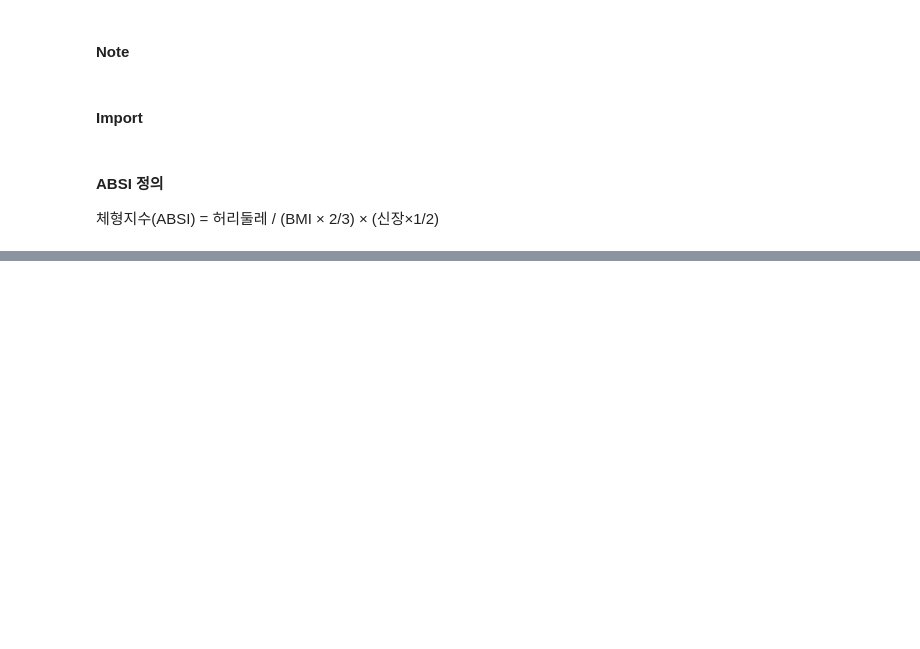
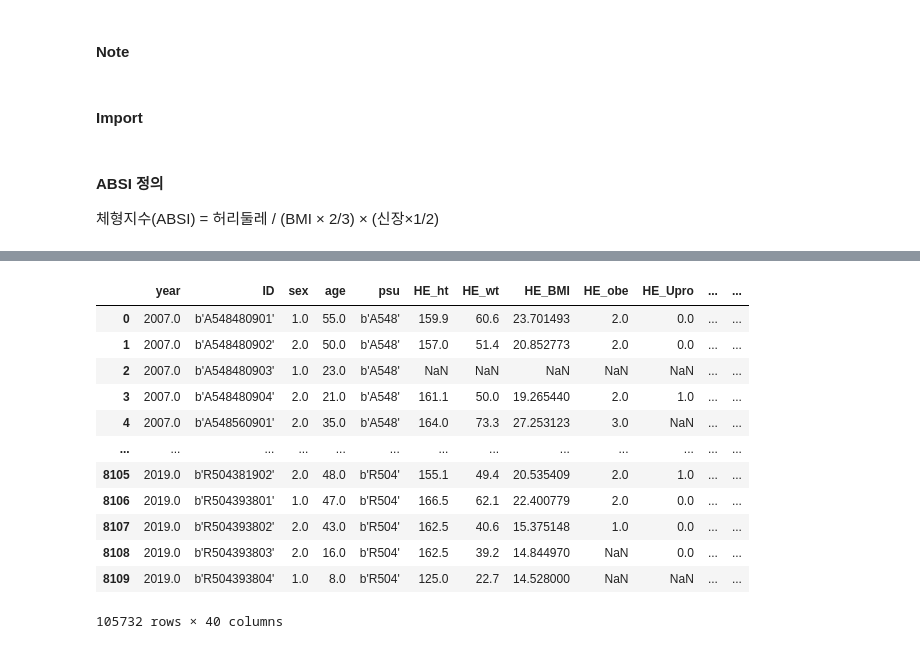
Before and after one commit to ZIO-KIM/SNUlab, a Jupyter notebook: 국민건강영양조사_ABSI.ipynb, the cells around one changed output, grey strips where cells are left out. Cells and saved outputs as stored; diff of their text form; code cells hidden in the pictures; blank space fills up the shorter version.

```diff
--- a/국민건강영양조사_ABSI.ipynb
+++ b/국민건강영양조사_ABSI.ipynb
@@ -86,0 +180,35 @@ Name: age, dtype: float64
+# %%
+# 'HE_tb', 'F_BEEF', 'HE_dbp_tr', 'L_LN1', 'L_DN1', 'DI4_lt', 'F_CHICK', 'F_PORK', 'HE_sbp_tr', 'L_BR1', 'DI3_lt', 'HE_HP_tr' 삭제 (없음)
+# 'pa_mid', 'BE3_21', 'pa_high', 'BE3_22', 'pa_walk' 삭제 (7기에 없음)
+# 'HE_DM' 삭제 (19년도에 없음)
+basic6_p = basic6[['year', 'ID', 'sex', 'age', 'psu', 'HE_ht', 'HE_wt', 'HE_BMI', 'HE_obe', 'HE_Upro',
+                      'HE_HbA1c', 'HE_glu', 'HE_chol', 'HE_ast', 'HE_alt',
+                      'HE_wc', 'HE_HDL_st2', 'HE_LDL_drct', 'HE_crea', 'D_1_1',
+                      'N_NA', 'BS3_1', 'BS3_2', 'BD1_11', 'BD2_1',
+                      'BP1', 'DI3_dg', 'DI4_dg', 'DI1_dg', 'DE1_dg', 'DI2_dg', 'DI3_pt', 'DI4_pt', 'DI1_pt', 'DE1_pt',
+                      'DI2_pt', 'HE_hepaB', 'BS6_2_2', 'BS6_3', 'BS2_1']]
+# %%
+# 'pa_mid', 'BE3_21', 'pa_high', 'BE3_22', 'pa_walk' 삭제 (없음)
+# 'HE_DM' 삭제 (19년도에 없음)
+basic7_p = basic7[['year', 'ID', 'sex', 'age', 'psu', 'HE_ht', 'HE_wt', 'HE_BMI', 'HE_obe', 'HE_Upro',
+                      'HE_HbA1c', 'HE_glu', 'HE_chol', 'HE_ast', 'HE_alt',
+                      'HE_wc', 'HE_HDL_st2', 'HE_LDL_drct', 'HE_crea', 'D_1_1',
+                      'N_NA', 'BS3_1', 'BS3_2', 'BD1_11', 'BD2_1',
+                      'BP1', 'DI3_dg', 'DI4_dg', 'DI1_dg', 'DE1_dg', 'DI2_dg', 'DI3_pt', 'DI4_pt', 'DI1_pt', 'DE1_pt',
+                      'DI2_pt', 'HE_hepaB', 'BS6_2_2', 'BS6_3', 'BS2_1']]
+# %%
+# 'HE_DM' 삭제 (19년도에 없음)
+basic18_p = basic18[['year', 'ID', 'sex', 'age', 'psu', 'HE_ht', 'HE_wt', 'HE_BMI', 'HE_obe', 'HE_Upro',
+                      'HE_HbA1c', 'HE_glu', 'HE_chol', 'HE_ast', 'HE_alt',
+                      'HE_wc', 'HE_HDL_st2', 'HE_LDL_drct', 'HE_crea', 'D_1_1',
+                      'N_NA', 'BS3_1', 'BS3_2', 'BD1_11', 'BD2_1',
+                      'BP1', 'DI3_dg', 'DI4_dg', 'DI1_dg', 'DE1_dg', 'DI2_dg', 'DI3_pt', 'DI4_pt', 'DI1_pt', 'DE1_pt',
+                      'DI2_pt', 'HE_hepaB', 'BS6_2_2', 'BS6_3', 'BS2_1']]
+# %%
+# 'HE_DM' 삭제
+basic19_p = basic19[['year', 'ID', 'sex', 'age', 'psu', 'HE_ht', 'HE_wt', 'HE_BMI', 'HE_obe', 'HE_Upro',
+                      'HE_HbA1c', 'HE_glu', 'HE_chol', 'HE_ast', 'HE_alt',
+                      'HE_wc', 'HE_HDL_st2', 'HE_LDL_drct', 'HE_crea', 'D_1_1',
+                      'N_NA', 'BS3_1', 'BS3_2', 'BD1_11', 'BD2_1',
+                      'BP1', 'DI3_dg', 'DI4_dg', 'DI1_dg', 'DE1_dg', 'DI2_dg', 'DI3_pt', 'DI4_pt', 'DI1_pt', 'DE1_pt',
+                      'DI2_pt', 'HE_hepaB', 'BS6_2_2', 'BS6_3', 'BS2_1']]
@@ -86,0 +222,17 @@ Name: age, dtype: float64
+# %%
+basic0719 = pd.concat([basic4_p, basic5_p, basic6_p, basic7_p, basic18_p, basic19_p], axis = 0)
+basic0719
+# %% [output]
+|  | year | ID | sex | age | psu | HE_ht | HE_wt | HE_BMI | HE_obe | HE_Upro | ... | ... |
+| 0 | 2007.0 | b'A548480901' | 1.0 | 55.0 | b'A548' | 159.9 | 60.6 | 23.701493 | 2.0 | 0.0 | ... | ... |
+| 1 | 2007.0 | b'A548480902' | 2.0 | 50.0 | b'A548' | 157.0 | 51.4 | 20.852773 | 2.0 | 0.0 | ... | ... |
+| 2 | 2007.0 | b'A548480903' | 1.0 | 23.0 | b'A548' | NaN | NaN | NaN | NaN | NaN | ... | ... |
+| 3 | 2007.0 | b'A548480904' | 2.0 | 21.0 | b'A548' | 161.1 | 50.0 | 19.265440 | 2.0 | 1.0 | ... | ... |
+| 4 | 2007.0 | b'A548560901' | 2.0 | 35.0 | b'A548' | 164.0 | 73.3 | 27.253123 | 3.0 | NaN | ... | ... |
+| ... | ... | ... | ... | ... | ... | ... | ... | ... | ... | ... | ... | ... |
+| 8105 | 2019.0 | b'R504381902' | 2.0 | 48.0 | b'R504' | 155.1 | 49.4 | 20.535409 | 2.0 | 1.0 | ... | ... |
+| 8106 | 2019.0 | b'R504393801' | 1.0 | 47.0 | b'R504' | 166.5 | 62.1 | 22.400779 | 2.0 | 0.0 | ... | ... |
+| 8107 | 2019.0 | b'R504393802' | 2.0 | 43.0 | b'R504' | 162.5 | 40.6 | 15.375148 | 1.0 | 0.0 | ... | ... |
+| 8108 | 2019.0 | b'R504393803' | 2.0 | 16.0 | b'R504' | 162.5 | 39.2 | 14.844970 | NaN | 0.0 | ... | ... |
+| 8109 | 2019.0 | b'R504393804' | 1.0 | 8.0 | b'R504' | 125.0 | 22.7 | 14.528000 | NaN | NaN | ... | ... |
+105732 rows × 40 columns
```
Also changed, not shown: parts of 38 cells of this notebook.
